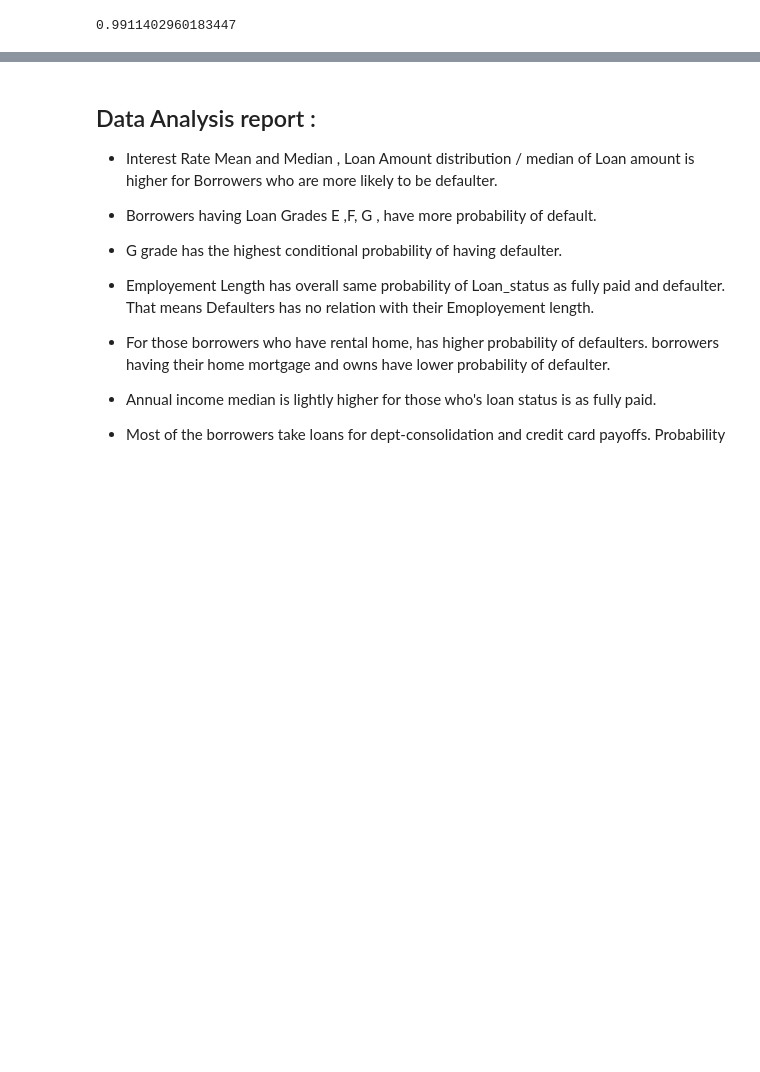
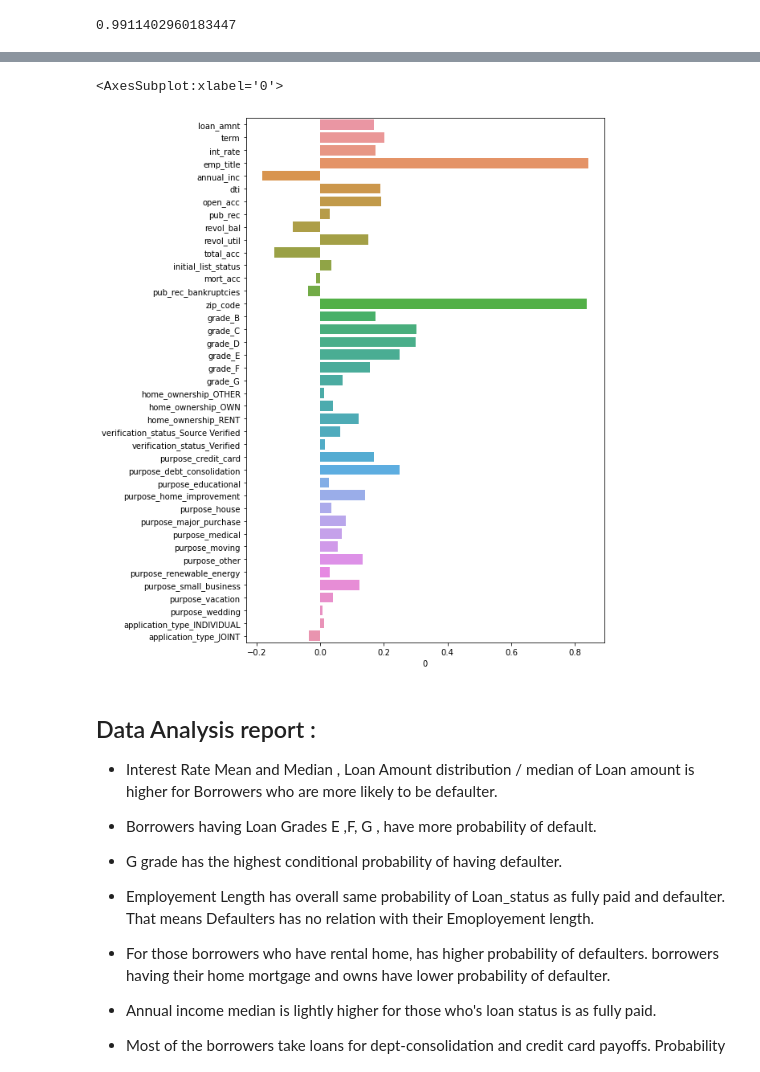
Before and after one commit to 28101991SUNNY/BusinessCase_Data_Exploration-, a Jupyter notebook: LoanTap Logistic Regression/Final.ipynb, the cells around one changed output, grey strips where cells are left out. Drawn from its saved outputs; the diff is of its cells as text; code cells hidden in the pictures; blank space fills up the shorter version.

```diff
--- a/LoanTap Logistic Regression/Final.ipynb
+++ b/LoanTap Logistic Regression/Final.ipynb
@@ -1762,3 +1860,10 @@ precision_score(y_test, new_preds)
+# %%
+plt.figure(figsize=(8,12))
+sns.barplot(x = pd.DataFrame(columns=X.columns,data= logistic_reg_model.coef_).T[0],
+           y =pd.DataFrame(columns=X.columns,data= logistic_reg_model.coef_).T.index)
+# %% [output]
+<AxesSubplot:xlabel='0'>
+[figure, added]
 # %% [markdown]
 ## Data Analysis report :
 
```
Also changed, not shown: parts of 13 cells of this notebook.
